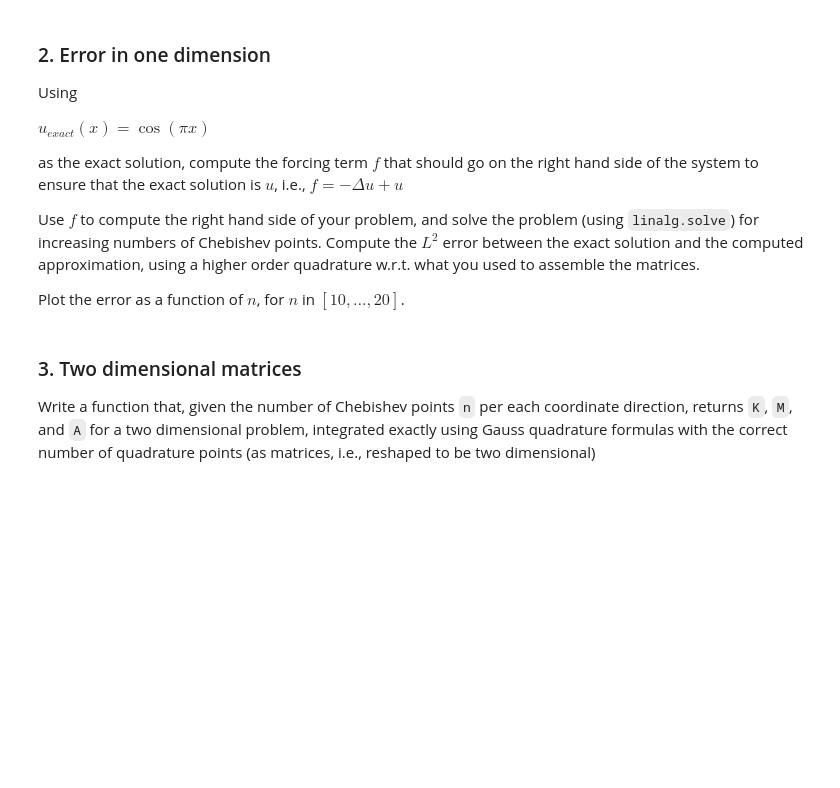
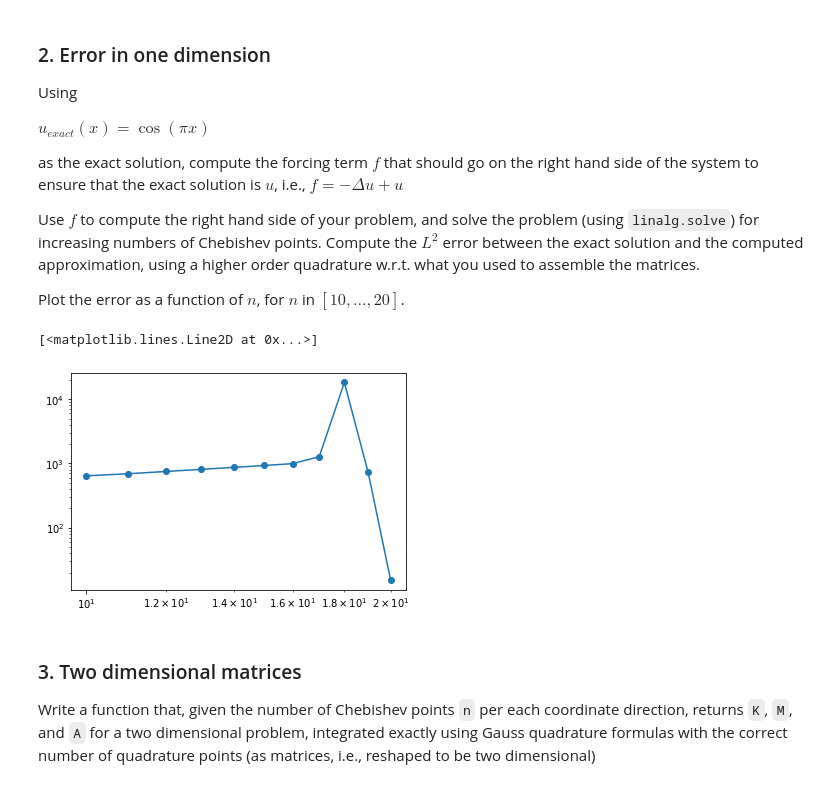
Before and after one commit to daniele-irto/na_exam, a Jupyter notebook: final_project.ipynb, the cells around one changed output. Cells and saved outputs as stored; diff of their text form; code cells hidden in the pictures; blank space fills up the shorter version.

```diff
--- a/final_project.ipynb
+++ b/final_project.ipynb
@@ -228,15 +218,16 @@ def get_basis(n, e, X, i):
 # %%
 def compute_one_dimensional_matrices(n):
 
-    e = get_e(n)  # matrix with i-th row all 0s except i-th index
-    X = np.polynomial.chebyshev.chebpts2(n)  # interpolation points
+    x = np.polynomial.chebyshev.chebpts2(n)  # interpolation points
     q, w = np.polynomial.legendre.leggauss(n)  # quadrature points and weights
 
     B = np.zeros((n, n))
     D = np.zeros((n, n))
 
-    for i in range(0, n):
-        v = get_basis(n, e, X, i)
+    for i in range(n):
+        e = np.zeros((n))
+        e[i] = 1
+        v = lagrange(x, e)
         for alpha in range(0, n):
             B[i, alpha] = v(q[alpha])
             D[i, alpha] = derivative(v, q[alpha])
@@ -246,5 +237,3 @@ def compute_one_dimensional_matrices(n):
     A = K + M
 
     return K, M, A
-# %%
-K, M, A = compute_one_dimensional_matrices(2)
@@ -277,29 +260,49 @@ as the exact solution, compute the forcing term $f$ that should go on the right
 Use $f$ to compute the right hand side of your problem, and solve the problem (using `linalg.solve`) for increasing numbers of Chebishev points. Compute the $L^2$ error between the exact solution and the computed approximation, using a higher order quadrature w.r.t. what you used to assemble the matrices.
 
 Plot the error as a function of $n$, for $n$ in $[10,...,20]$.
+# %%
+def get_f(n, rhs, x):
+    q, w = np.polynomial.legendre.leggauss(2*n)
+    f = np.zeros((n))
+    for i in range(n):
+        e = np.zeros((n))
+        e[i] = 1
+        v = lagrange(x, e)
+        res = 0
+        for alpha in range(2*n):
+            res += v(q[alpha]) * rhs(q[alpha]) * w[alpha]
+        f[i] = res
+    return f
 # %%
 def exact_one_d(x):
     u = np.cos(np.pi * x)
     return u
 
 
 def rhs_one_d(x):
     rhs = np.cos(np.pi * x) * (1 + np.pi**2)
     return rhs
 
 
 def compute_error_one_d(n, exact, rhs):
-    # Replace this with you implementation
-    error = 1/n
+    x = np.polynomial.chebyshev.chebpts2(n)
+    q, w = np.polynomial.legendre.leggauss(n)
+    K, M, A = compute_one_dimensional_matrices(n)
+    f = get_f(n, rhs, x)
+    u = np.linalg.solve(A, f)
+    error = np.sum(np.power(exact(x) - u, 2))
     return error
 
 
 error = []
-all_n = range(10, 20)
+all_n = range(10, 21)
 for n in all_n:
     error.append(compute_error_one_d(n, exact_one_d, rhs_one_d))
 
 plt.loglog(all_n, error, 'o-')
+# %% [output]
+[<matplotlib.lines.Line2D at 0x...>]
+[figure, added]
 # %% [markdown]
 ### 3. Two dimensional matrices
 
```
Also changed, not shown: parts of 6 cells of this notebook, 1 other file.
